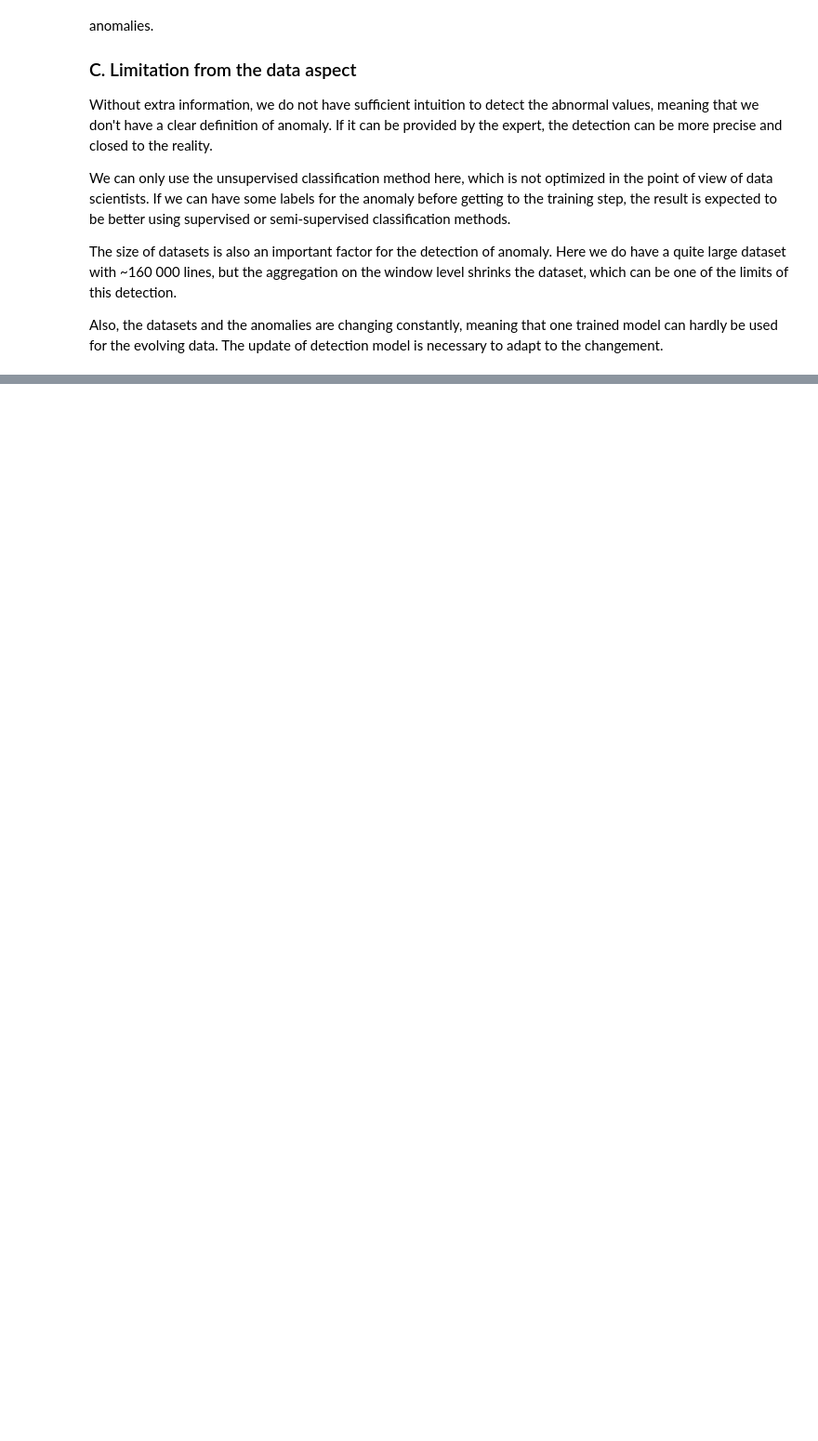
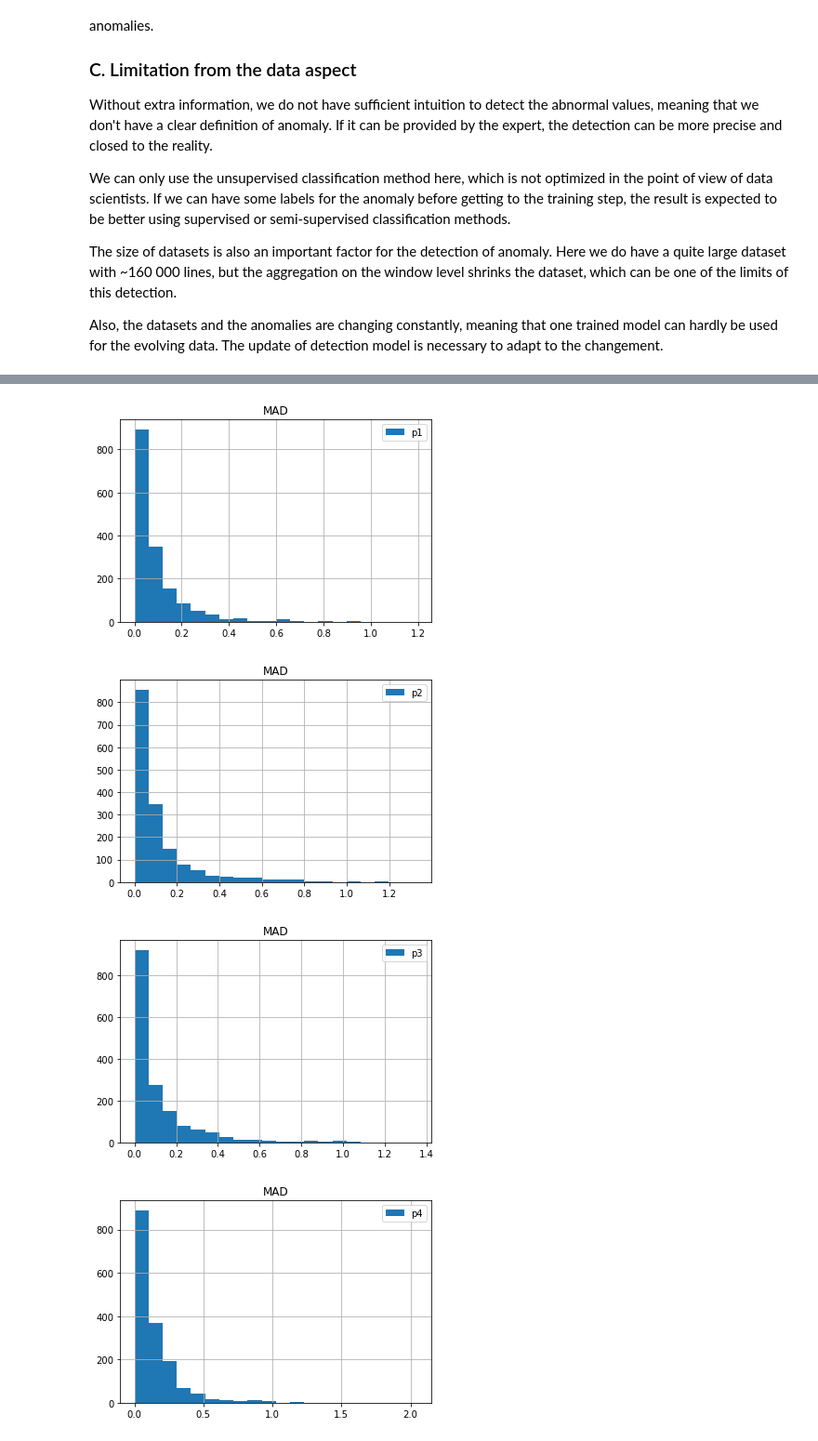
Before and after one commit to Ziqing-WU/AML-Outlier-BE, a Jupyter notebook: Report.ipynb, the cells around one changed output, grey strips where cells are left out. Shown: that part at 93% size. Drawn from its saved outputs; the diff is of its cells as text; code cells hidden in the pictures; blank space fills up the shorter version.

```diff
--- a/Report.ipynb
+++ b/Report.ipynb
@@ -205,0 +233,12 @@ A comparaison of the variance threshold method and PCA will be done in the [Sect
+# %%
+mad_per_window = dataset_no1anomaly.groupby(["day_cycle_window"]).mad()
+for i in range(mad_per_window.columns.shape[0]):
+    plt.figure()
+    mad_per_window.iloc[:, i].hist(bins = 20, label = mad_per_window.columns[i])
+    plt.legend()
+    plt.title("MAD")
+# %% [output]
+[figure, added]
+[figure, added]
+[figure, added]
+[figure, added]
```
Also changed, not shown: parts of 24 cells of this notebook.
